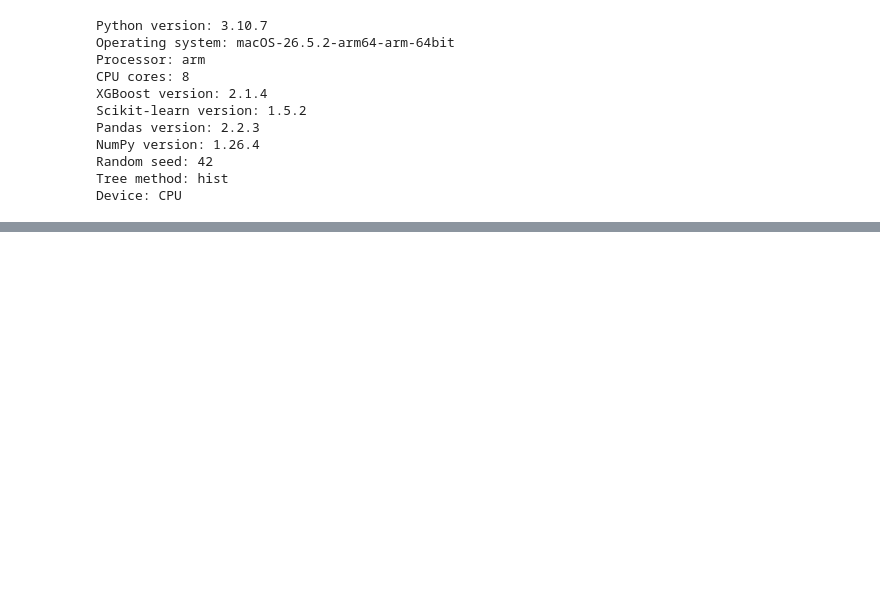
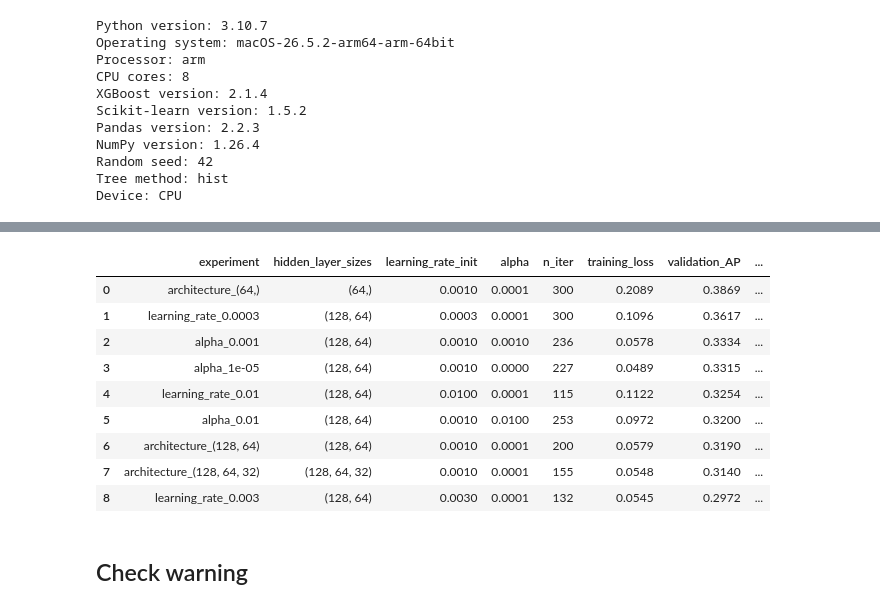
Before and after one commit to CharlotteZZh/AppliedML_hw2, a Jupyter notebook: AppliedML_hw2.ipynb, the cells around one changed output, grey strips where cells are left out. Cells and saved outputs as stored; diff of their text form; code cells hidden in the pictures; blank space fills up the shorter version.

```diff
--- a/AppliedML_hw2.ipynb
+++ b/AppliedML_hw2.ipynb
@@ -587,0 +726,24 @@ Device: CPU
+# %%
+alpha_values = [0.00001, 0.001, 0.01]
+
+for alpha_value in alpha_values:
+
+    name = f"alpha_{alpha_value}"
+
+    model, results = run_mlp_experiment(
+        experiment_name=name,
+        hidden_layer_sizes=(128, 64),
+        learning_rate_init=0.001,
+        alpha=alpha_value
+    )
+
+    mlp_models[name] = model
+    mlp_results.append(results)
+
+    print(
+        f"{name}: "
+        f"AP = {results['validation_AP']:.4f}, "
+        f"Iterations = {results['n_iter']}, "
+        f"Time = {results['fit_time_seconds']:.2f}s, "
+        f"Convergence warning = {results['convergence_warning']}"
+    )
@@ -587,0 +754,22 @@ Device: CPU
+# %%
+mlp_results_df = pd.DataFrame(mlp_results)
+
+mlp_results_df = mlp_results_df.sort_values(
+    by="validation_AP",
+    ascending=False
+).reset_index(drop=True)
+
+display(mlp_results_df.round(4))
+# %% [output]
+|  | experiment | hidden_layer_sizes | learning_rate_init | alpha | n_iter | training_loss | validation_AP | ... |
+| 0 | architecture_(64,) | (64,) | 0.0010 | 0.0001 | 300 | 0.2089 | 0.3869 | ... |
+| 1 | learning_rate_0.0003 | (128, 64) | 0.0003 | 0.0001 | 300 | 0.1096 | 0.3617 | ... |
+| 2 | alpha_0.001 | (128, 64) | 0.0010 | 0.0010 | 236 | 0.0578 | 0.3334 | ... |
+| 3 | alpha_1e-05 | (128, 64) | 0.0010 | 0.0000 | 227 | 0.0489 | 0.3315 | ... |
+| 4 | learning_rate_0.01 | (128, 64) | 0.0100 | 0.0001 | 115 | 0.1122 | 0.3254 | ... |
+| 5 | alpha_0.01 | (128, 64) | 0.0010 | 0.0100 | 253 | 0.0972 | 0.3200 | ... |
+| 6 | architecture_(128, 64) | (128, 64) | 0.0010 | 0.0001 | 200 | 0.0579 | 0.3190 | ... |
+| 7 | architecture_(128, 64, 32) | (128, 64, 32) | 0.0010 | 0.0001 | 155 | 0.0548 | 0.3140 | ... |
+| 8 | learning_rate_0.003 | (128, 64) | 0.0030 | 0.0001 | 132 | 0.0545 | 0.2972 | ... |
+# %% [markdown]
+## Check warning
```
Also changed, not shown: parts of 28 cells of this notebook.
